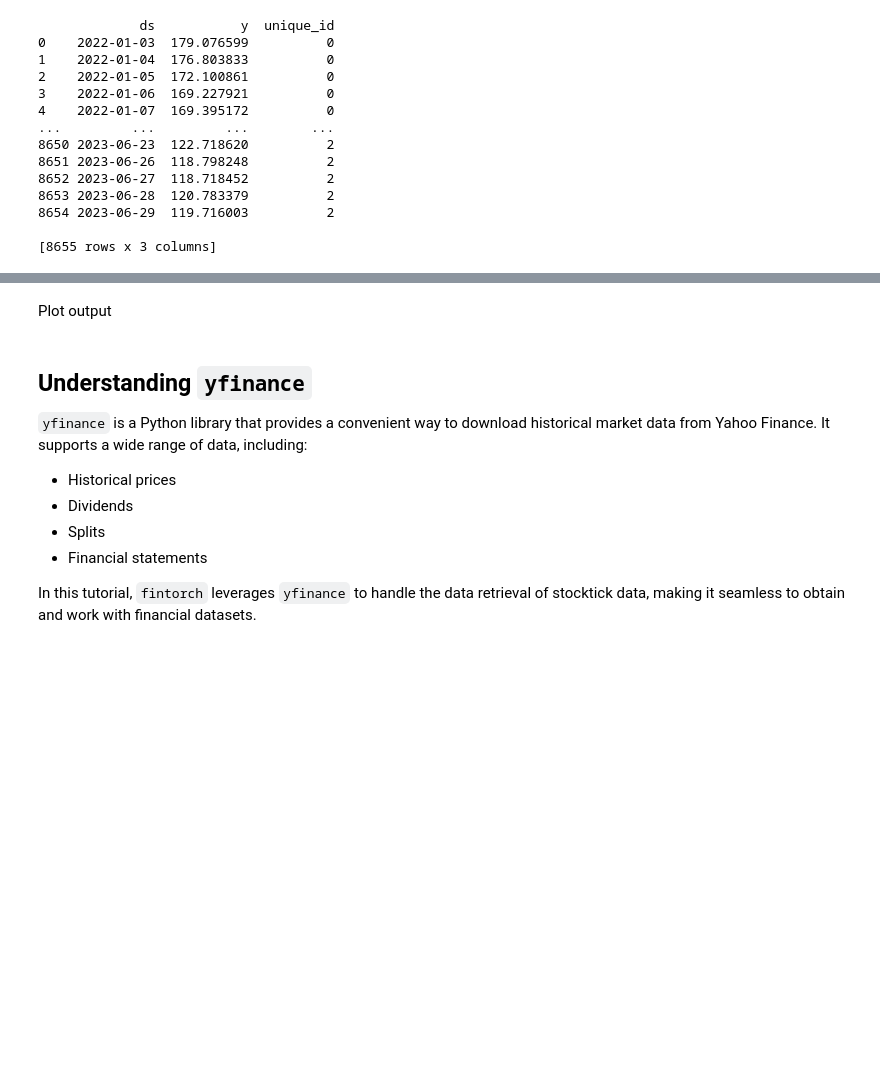
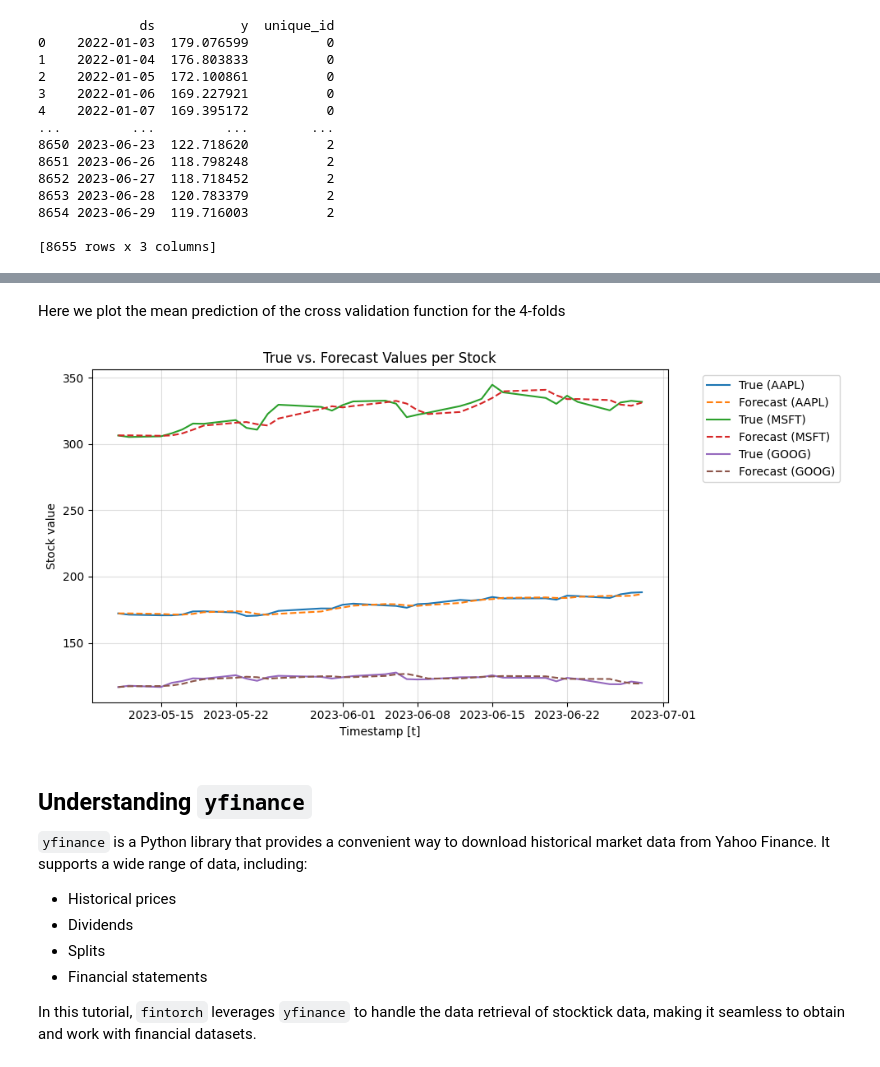
Before and after one commit to AI4FinTech/FinTorch, a Jupyter notebook: docs/tutorials/stocktick/stocktick.ipynb, the cells around one changed output, grey strips where cells are left out. Cells and saved outputs as stored; diff of their text form; code cells hidden in the pictures; blank space fills up the shorter version.

```diff
--- a/docs/tutorials/stocktick/stocktick.ipynb
+++ b/docs/tutorials/stocktick/stocktick.ipynb
@@ -160,35 +165,34 @@ LOCAL_RANK: 0 - CUDA_VISIBLE_DEVICES: [0]
-# %% [markdown]
-Plot output
+# %% [markdown]
+Here we plot the mean prediction of the cross validation function for the 4-folds
 # %%
 import matplotlib.pyplot as plt
 
 plt.figure(figsize=(10, 5))
 
 # Iterate through each unique stock using the index
 for unique_id in Y_hat_df.index.unique():
     stock_data = Y_hat_df.loc[unique_id] # Index-based selection
     stock_data = stock_data.reset_index().groupby('ds').mean().reset_index()
 
     # Plot true values and forecast for the current stock
     plt.plot(stock_data['ds'], stock_data['y'], label=f'True ({tickers[unique_id]})')
     plt.plot(stock_data['ds'], stock_data['NBEATS'], label=f'Forecast ({tickers[unique_id]})', linestyle='--')  # Dashed line for forecast
 
-    # Mark the train-test split for this stock (if applicable)
-    # Assuming the split point is the same for all stocks
-    if len(stock_data) > 12:
-        plt.axvline(stock_data['ds'].iloc[-12], color='black', linestyle='dotted', alpha=0.7)  # Dotted line for split
+
 
 # General plot formatting
 plt.xlabel('Timestamp [t]')
 plt.ylabel('Stock value')
 plt.title('True vs. Forecast Values per Stock')
 plt.grid(alpha=0.4)
 
 # Adjust legend to fit better
 plt.legend(bbox_to_anchor=(1.05, 1), loc='upper left')
 
 plt.tight_layout()
 plt.show()
+# %% [output]
+[figure, added]
 # %% [markdown]
 ## Understanding `yfinance`
 
```
Also changed, not shown: parts of 2 cells of this notebook, 5 other files.
